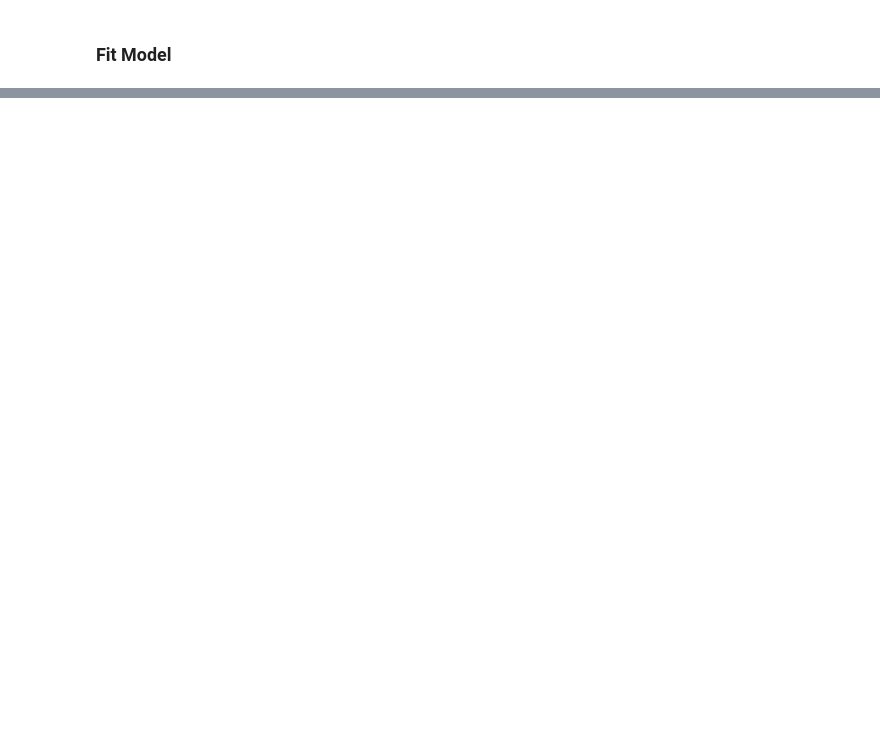
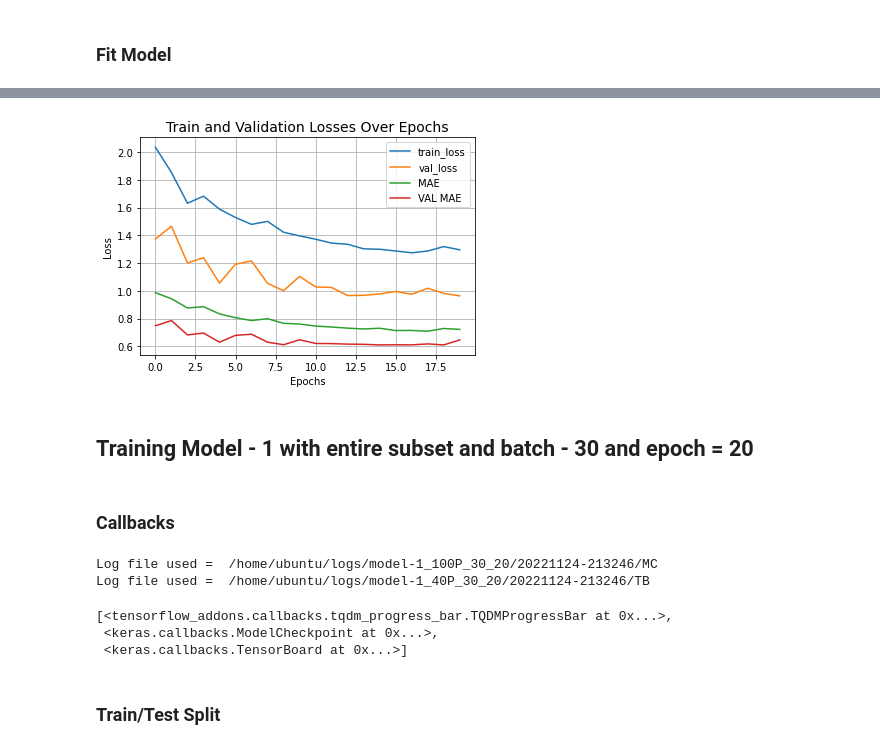
Before and after one commit to kurupdeepak/nutri-codebase, a Jupyter notebook: colab/Vision_Transformer_for_Nutrition5k_regression_v1_1.ipynb, the cells around one changed output, grey strips where cells are left out. Saved outputs shown, nothing was run; the diff lists cells and outputs as text; code cells hidden in the pictures; blank space fills up the shorter version.

```diff
--- a/colab/Vision_Transformer_for_Nutrition5k_regression_v1_1.ipynb
+++ b/colab/Vision_Transformer_for_Nutrition5k_regression_v1_1.ipynb
@@ -1294,0 +1494,22 @@ plt.show()
+# %%
+sample30P_train_gen  = generator.flow_from_dataframe(dataframe=sample30P_data,
+                              target_size=(256,256),
+                              x_col="image_path",
+                              class_mode ="raw",
+                              directory=None,
+                              y_col = "total_calories_norm",
+                              batch_size=1,
+                              shuffle=True,
+                              subset="training",
+                              seed=123,
+                              rescale=1.0/255)
+sample30P_test_gen  = generator.flow_from_dataframe(dataframe=sample30P_data,
+                              target_size=(256,256),
+                              x_col="image_path",
+                              class_mode ="raw",
+                              directory=None,
+                              batch_size=1,
+                              seed=123,
+                              y_col = "total_calories_norm",
+                              subset="validation",
+                              rescale=1.0/255)
@@ -1294,0 +1521,11 @@ plt.show()
+# %%
+batch3 = 30
+num_epochs3 = 20
+
+model_1_hist3 = vit_model_1.fit(
+        sample30P_train_gen,
+        validation_data = sample30P_test_gen,
+        batch_size=batch3,
+        epochs=num_epochs3,
+        callbacks = callback_list3
+    )
@@ -1294,0 +1570,35 @@ plt.show()
+# %%
+plt.plot(model_1_hist3.history["loss"], label="train_loss")
+plt.plot(model_1_hist3.history["val_loss"], label="val_loss")
+plt.plot(model_1_hist3.history["mean_absolute_error"], label="MAE")
+plt.plot(model_1_hist3.history["val_mean_absolute_error"], label="VAL MAE")
+plt.xlabel("Epochs")
+plt.ylabel("Loss")
+plt.title("Train and Validation Losses Over Epochs", fontsize=14)
+plt.legend()
+plt.grid()
+plt.show()
+# %% [output]
+[figure, added]
+# %% [markdown]
+## Training Model - 1 with entire subset and batch - 30 and epoch = 20
+# %% [markdown]
+### Callbacks
+# %%
+callbackHelper4 = CallbackHelper(workspace)
+model_checkpoint4 = callbackHelper4.create_callback(callback_name="MC",experiment="/model-1_100P_30_20")
+tensorboard_callback4 = callbackHelper4.create_callback(callback_name="TB",experiment="/model-1_40P_30_20")
+early_stop_callback4 = callbackHelper4.create_callback(callback_name="ES",es_patience=0)
+tqdm_callback4 = callbackHelper4.create_callback(callback_name="TQDM")
+callback_list4 = [tqdm_callback4,model_checkpoint4,tensorboard_callback4]
+# %% [output]
+Log file used =  /home/ubuntu/logs/model-1_100P_30_20/20221124-213246/MC
+Log file used =  /home/ubuntu/logs/model-1_40P_30_20/20221124-213246/TB
+# %%
+callback_list4
+# %% [output]
+[<tensorflow_addons.callbacks.tqdm_progress_bar.TQDMProgressBar at 0x...>,
+ <keras.callbacks.ModelCheckpoint at 0x...>,
+ <keras.callbacks.TensorBoard at 0x...>]
+# %% [markdown]
+### Train/Test Split
```
Also changed, not shown: parts of 78 cells of this notebook.
